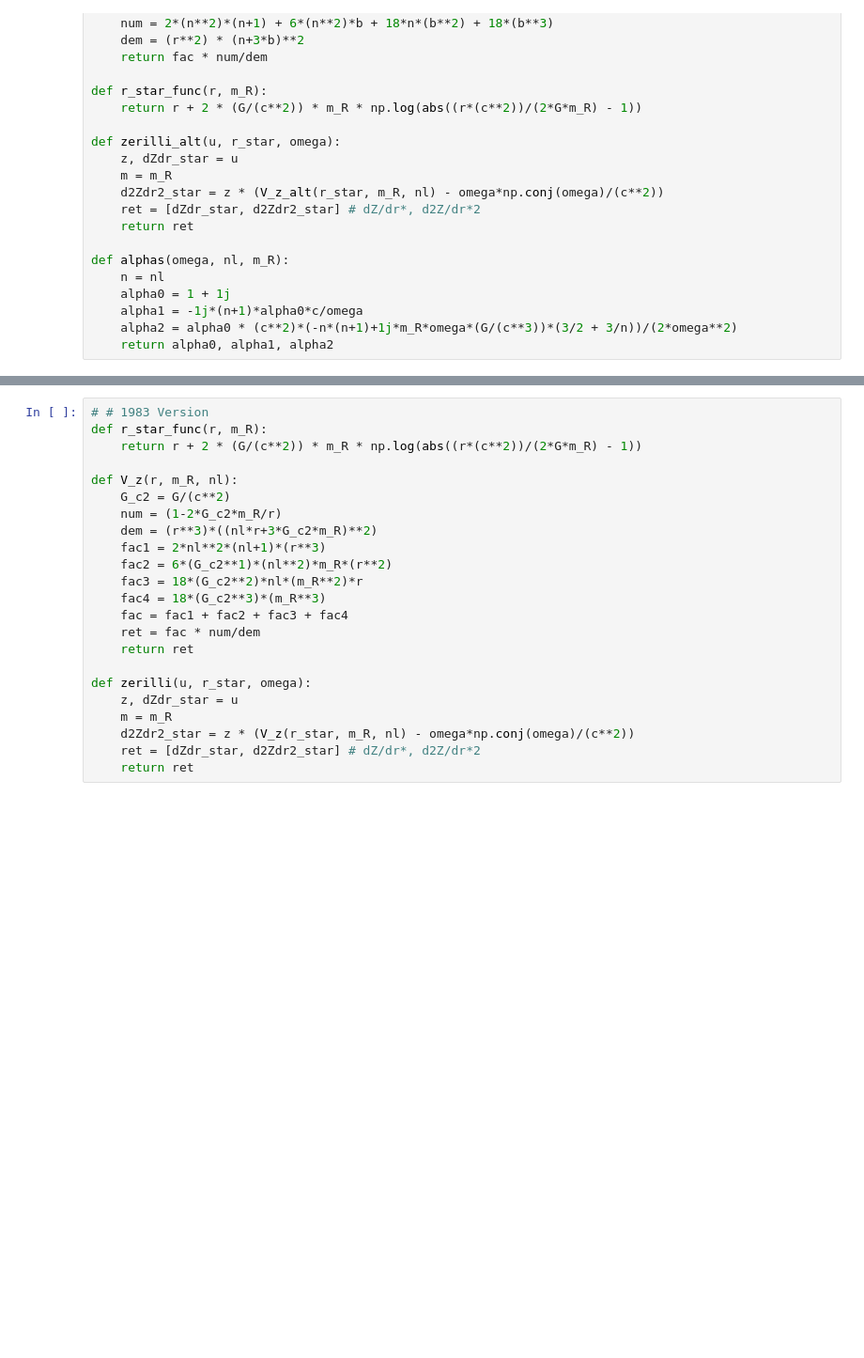
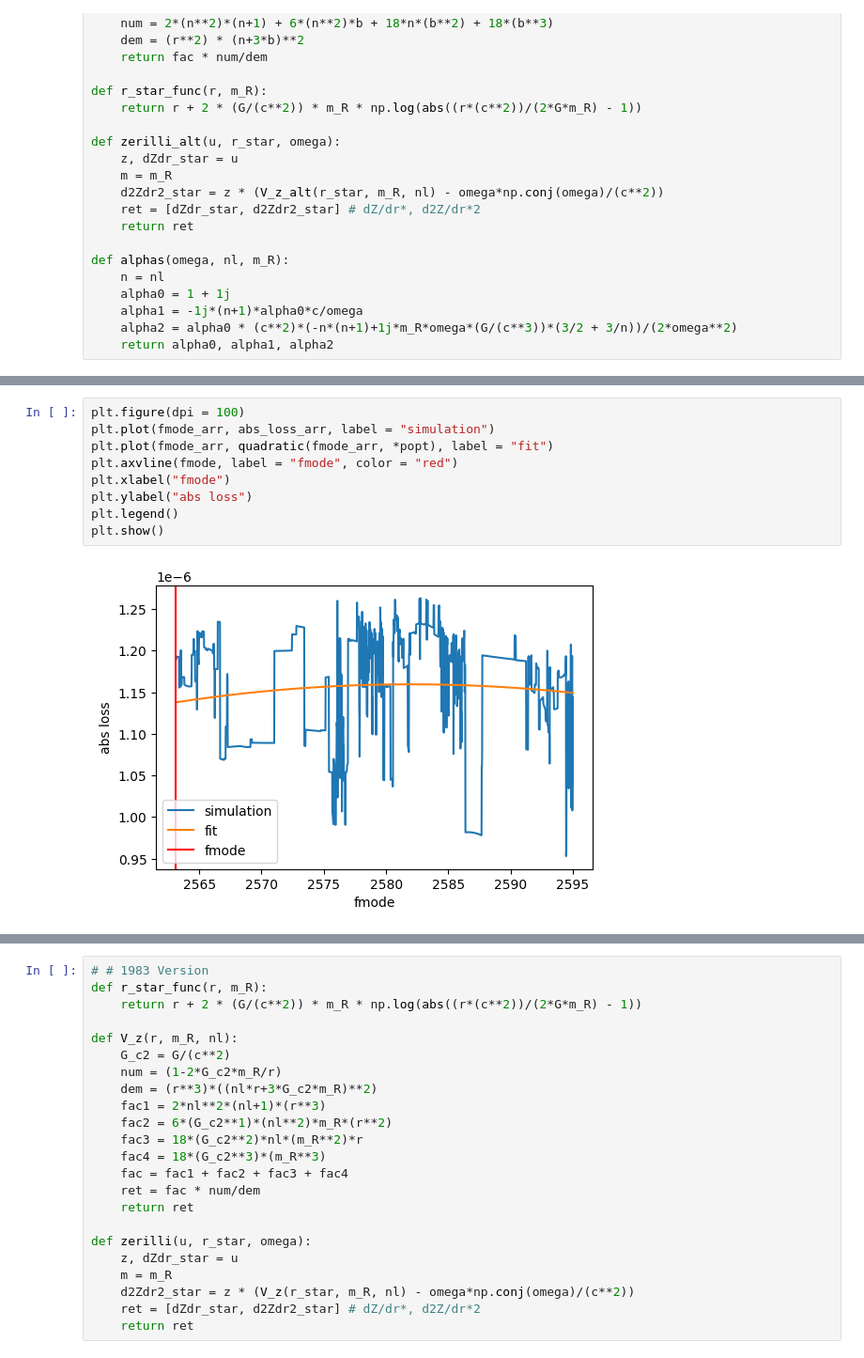
Before and after one commit to utkarsh7236/fmodes, a Jupyter notebook: Zerilli1.ipynb, the cells around one changed output, grey strips where cells are left out. Shown at 94% size. Saved outputs shown, nothing was run; the diff lists cells and outputs as text; blank space fills up the shorter version.

```diff
--- a/Zerilli1.ipynb
+++ b/Zerilli1.ipynb
@@ -113,3 +153,14 @@ plt.show()
+# %%
+plt.figure(dpi = 100)
+plt.plot(fmode_arr, abs_loss_arr, label = "simulation")
+plt.plot(fmode_arr, quadratic(fmode_arr, *popt), label = "fit")
+plt.axvline(fmode, label = "fmode", color = "red")
+plt.xlabel("fmode")
+plt.ylabel("abs loss")
+plt.legend()
+plt.show()
+# %% [output]
+[figure, added]
 # %%
 plt.figure(dpi = 100)
 plt.plot(r_star_vals/km2cm, z)
```
Also changed, not shown: parts of 7 cells of this notebook.
